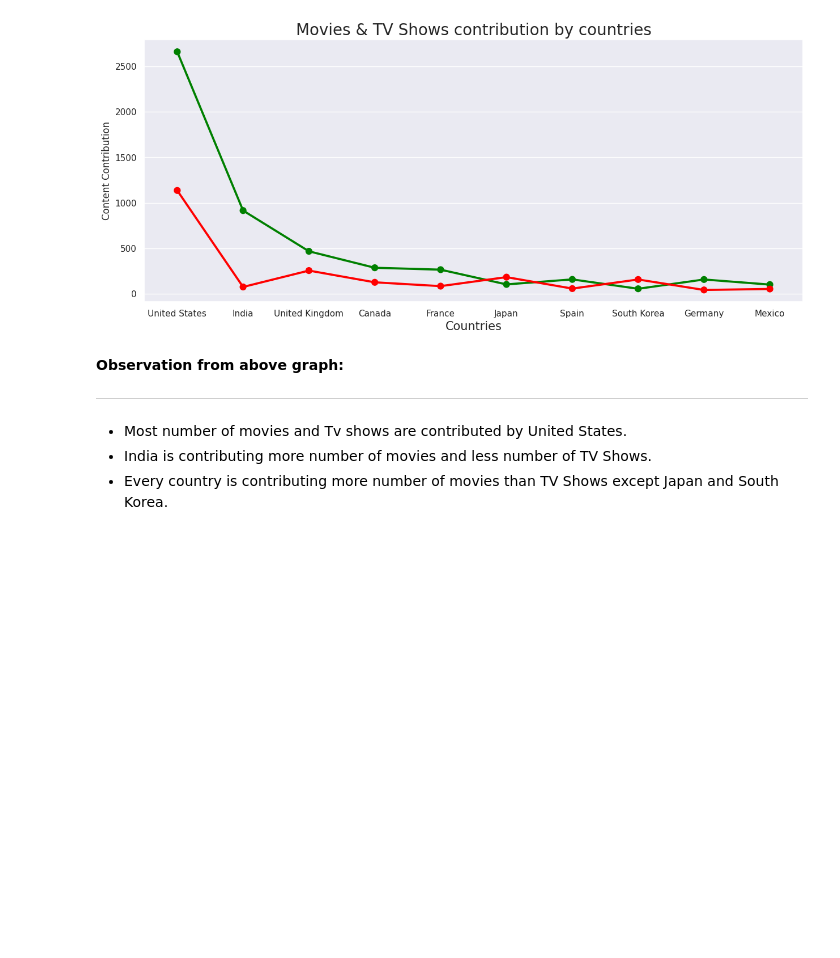
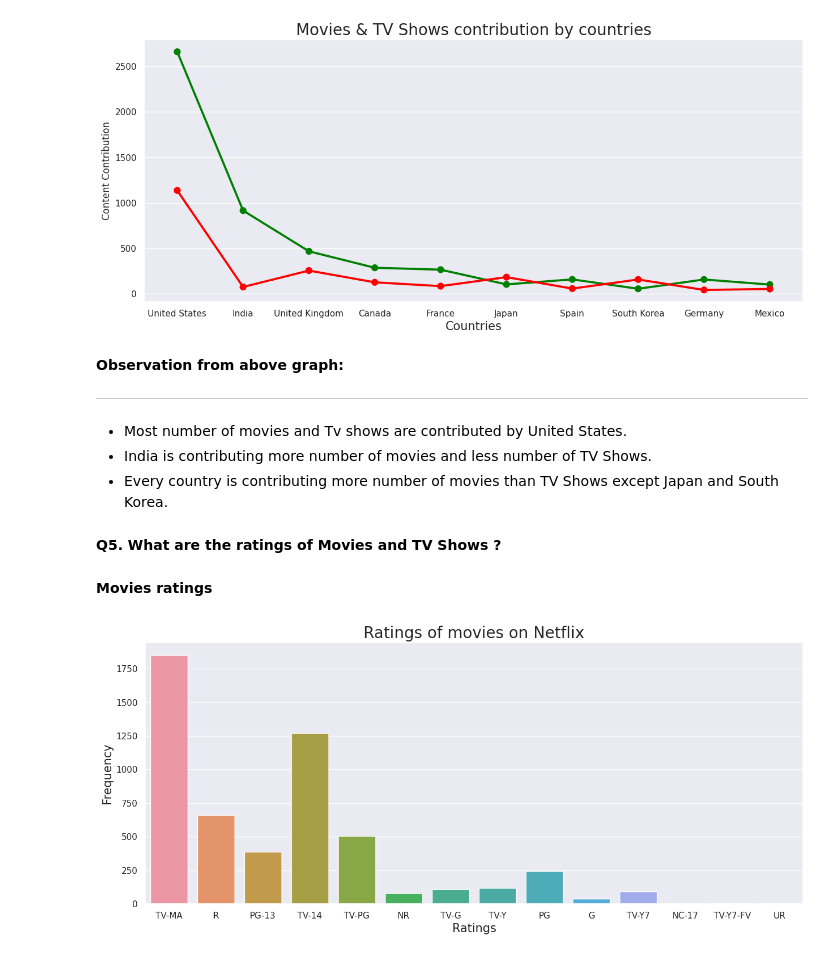
Before and after one commit to anasmalik081/Netflix-Movies-and-TV-Shows-Clustering-Capstone-Project, a Jupyter notebook: Individual_Notebook_Netflix_Movies_and_TV_Shows_Clustering_Capstone_Project.ipynb, the cells around one changed output. Cells and saved outputs as stored; diff of their text form; code cells hidden in the pictures; blank space fills up the shorter version.

```diff
--- a/Individual_Notebook_Netflix_Movies_and_TV_Shows_Clustering_Capstone_Project.ipynb
+++ b/Individual_Notebook_Netflix_Movies_and_TV_Shows_Clustering_Capstone_Project.ipynb
@@ -523,3 +523,25 @@ plt.show()
 * Most number of movies and Tv shows are contributed by United States.
 * India is contributing more number of movies and less number of TV Shows.
 * Every country is contributing more number of movies than TV Shows except Japan and South Korea.
+# %% [markdown]
+**Q5. What are the ratings of Movies and TV Shows ?**
+# %%
+# Movies
+movies = df[df['type'] == 'Movie']['rating'].reset_index().drop('index', axis=1)
+
+# TV Shows
+tv_shows = df[df['type'] == 'TV Show']['rating'].reset_index().drop('index', axis=1)
+# %% [markdown]
+**Movies ratings**
+# %%
+# setting the figure size
+plt.figure(figsize=(15, 6))
+
+# visualizing countplot plot
+sns.countplot(data=movies, x='rating')
+plt.title("Ratings of movies on Netflix", size=20)
+plt.xlabel("Ratings", size=15)
+plt.ylabel("Frequency", size=15)
+plt.show()
+# %% [output]
+[figure, added]
```
Also changed, not shown: parts of 36 cells of this notebook.
